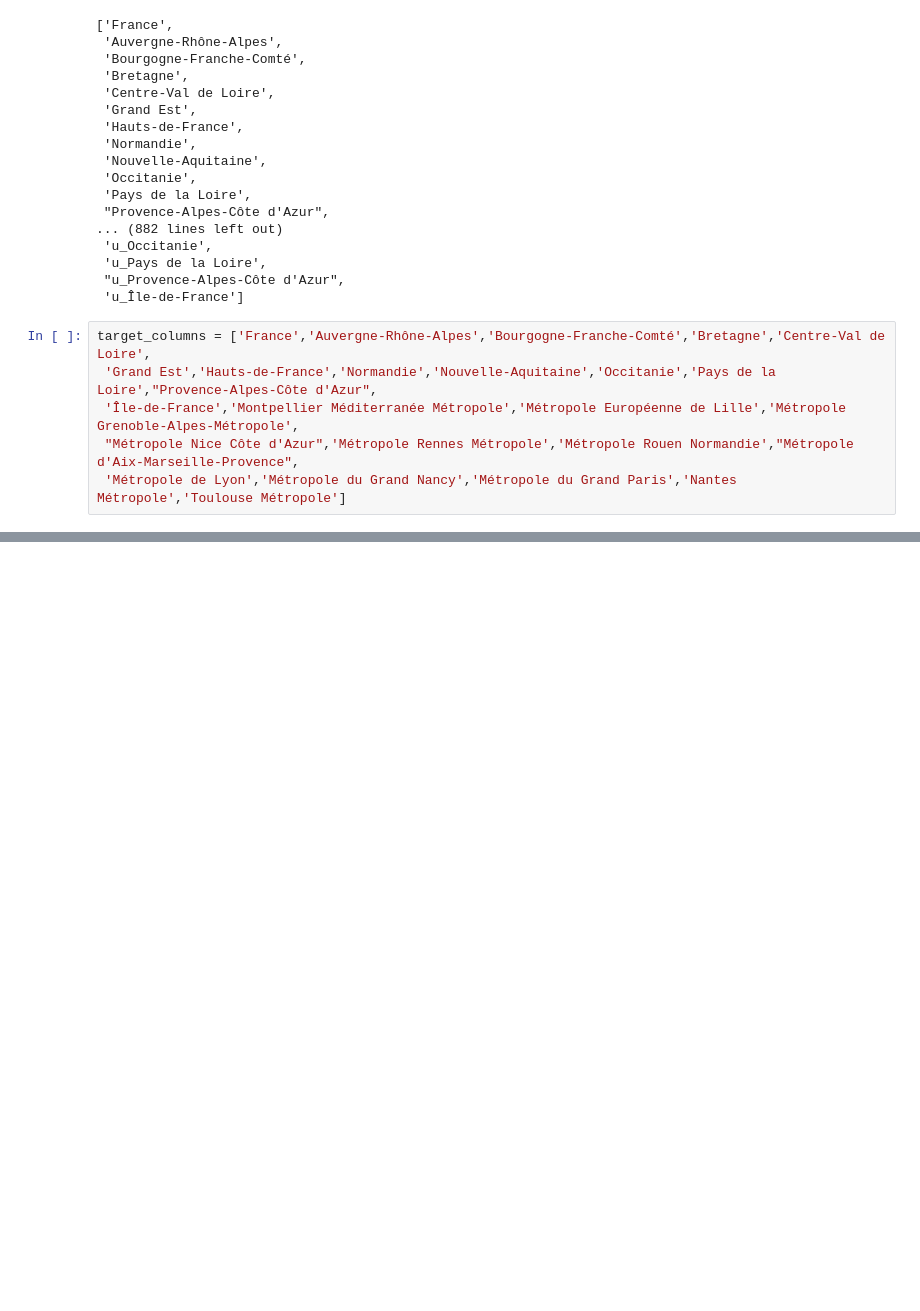
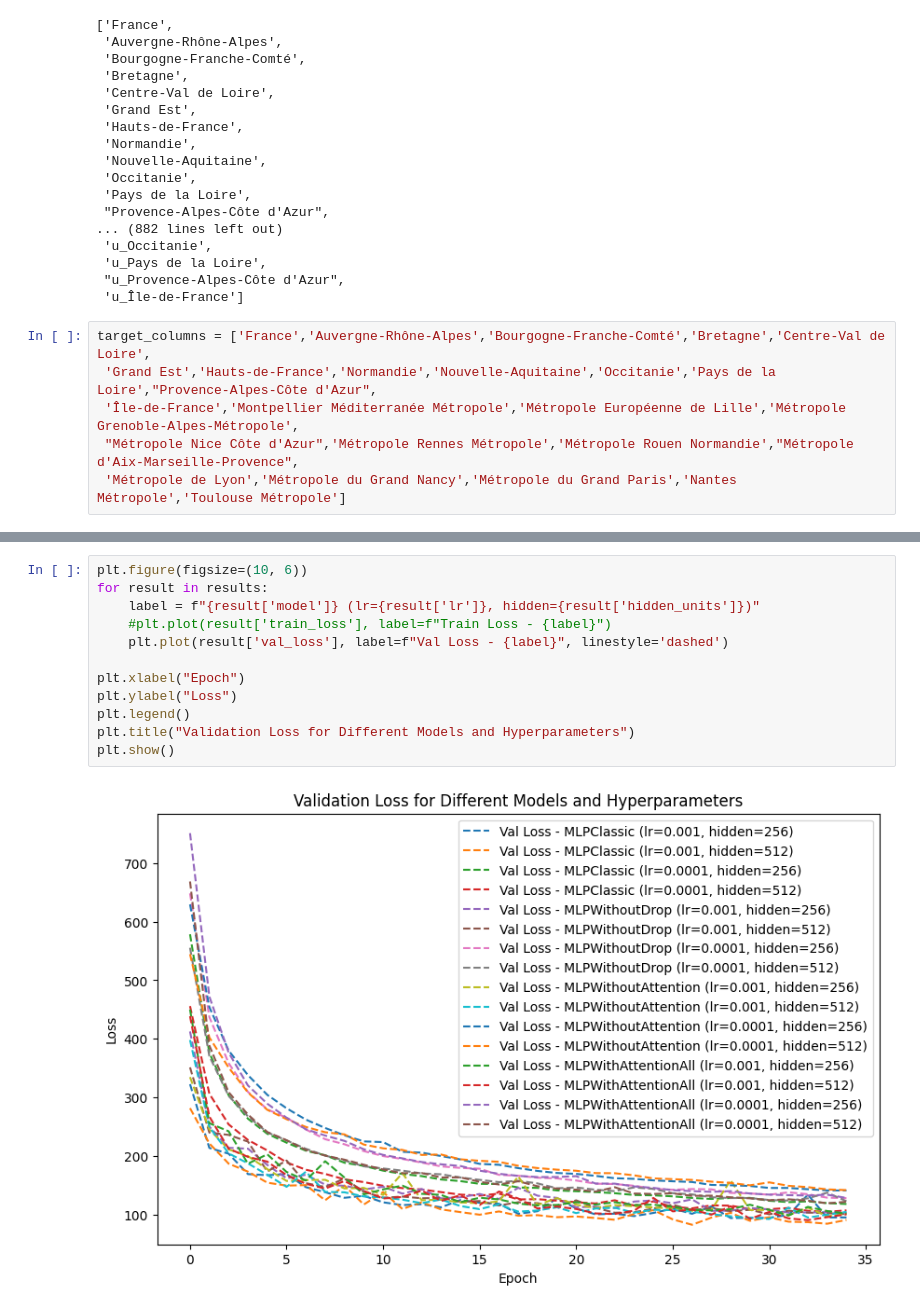
Before and after one commit to JZhouSaclay/DataChallenge, a Jupyter notebook: GroupeZZ.ipynb, the cells around one changed output, grey strips where cells are left out. Saved outputs shown, nothing was run; the diff lists cells and outputs as text; blank space fills up the shorter version.

```diff
--- a/GroupeZZ.ipynb
+++ b/GroupeZZ.ipynb
@@ -1023,0 +1174,14 @@ def train_and_predict(train_data, test_data, model, epochs=50, batch_size=256, l
+# %%
+plt.figure(figsize=(10, 6))
+for result in results:
+    label = f"{result['model']} (lr={result['lr']}, hidden={result['hidden_units']})"
+    #plt.plot(result['train_loss'], label=f"Train Loss - {label}")
+    plt.plot(result['val_loss'], label=f"Val Loss - {label}", linestyle='dashed')
+
+plt.xlabel("Epoch")
+plt.ylabel("Loss")
+plt.legend()
+plt.title("Validation Loss for Different Models and Hyperparameters")
+plt.show()
+# %% [output]
+[figure, added]
```
Also changed, not shown: parts of 17 cells of this notebook.
